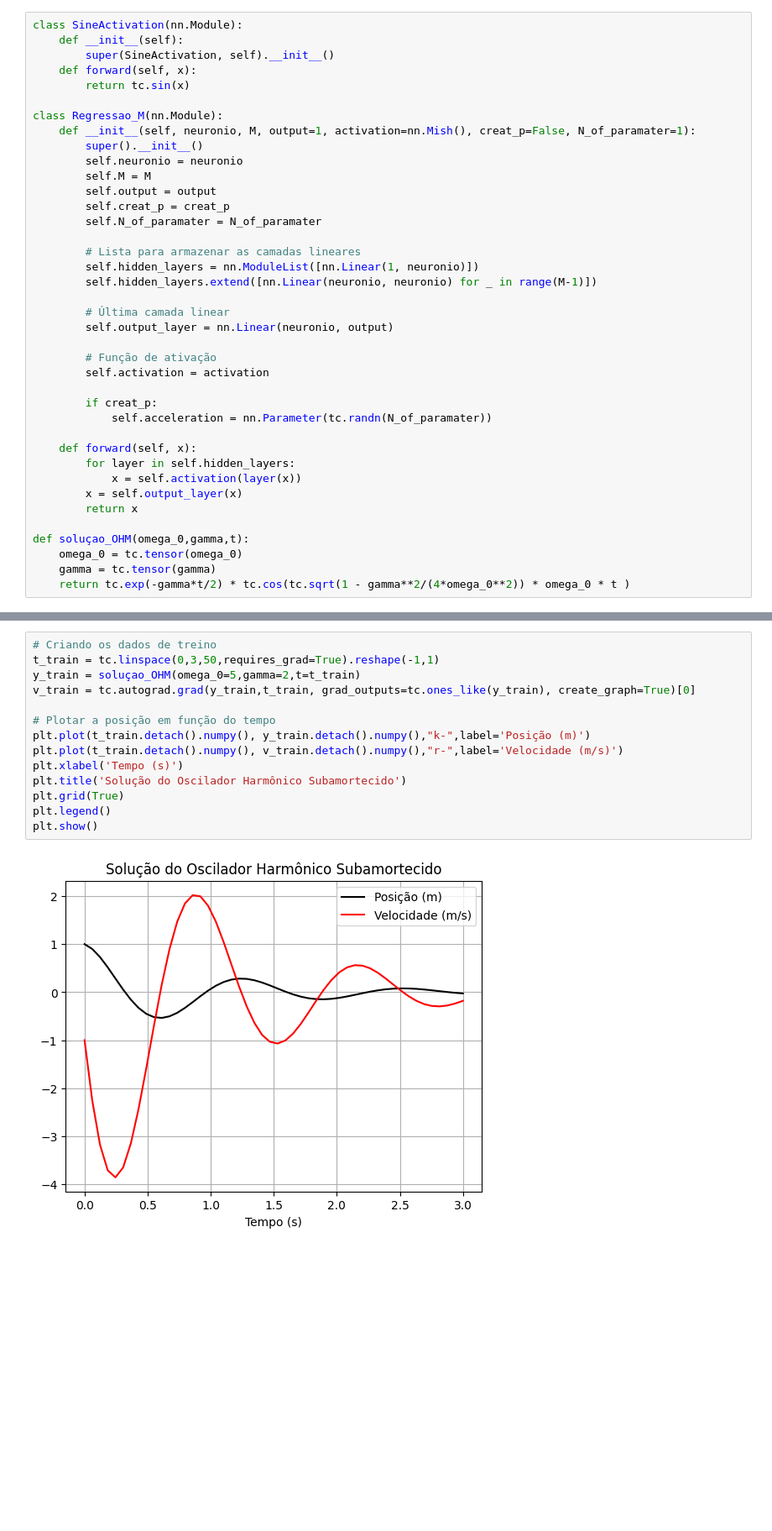
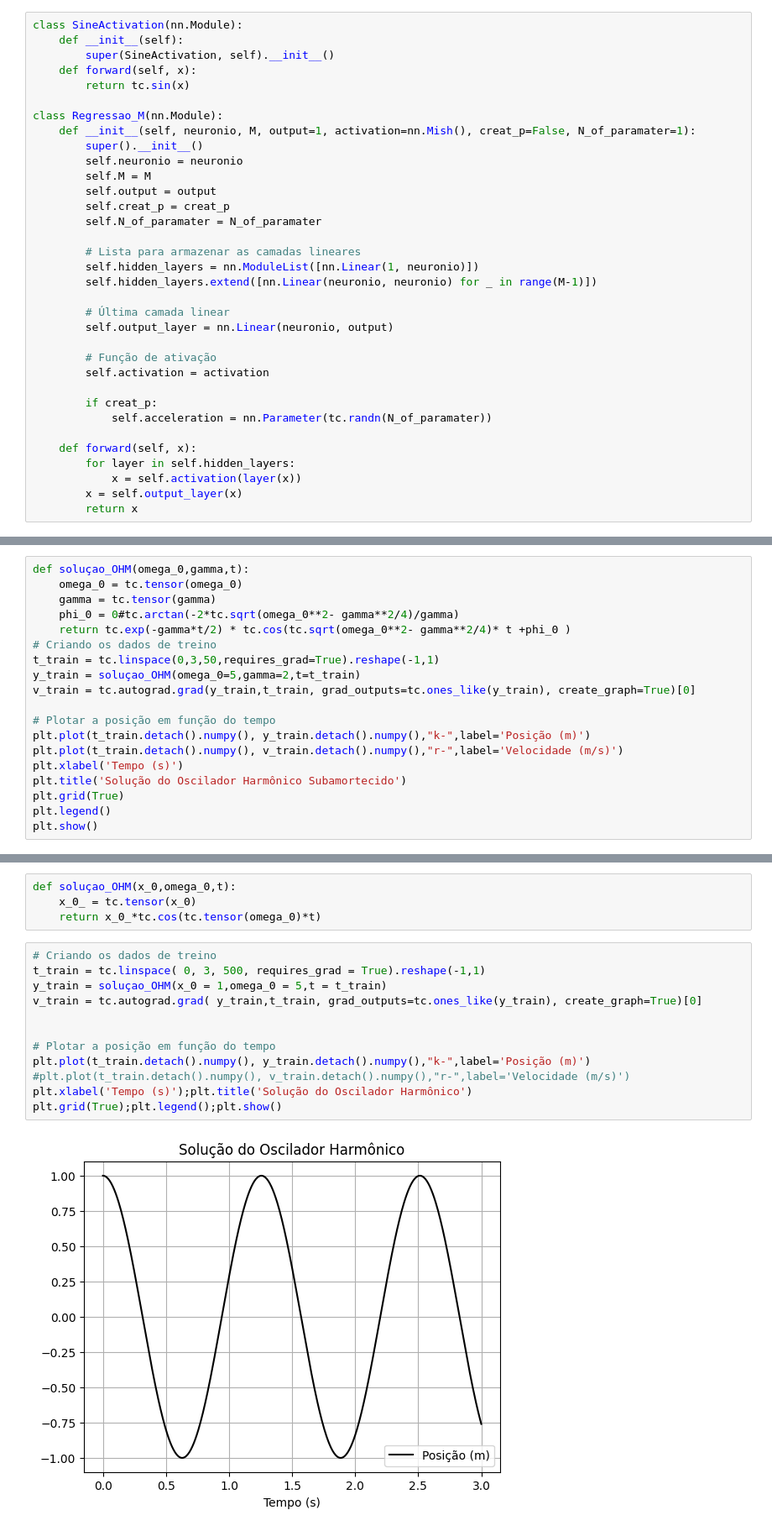
Before and after one commit to GubioGL/MachineLearning, a Jupyter notebook: # ML-apply-in-Physics/Solver_Oscilador_harmonico.ipynb, the cells around one changed output, grey strips where cells are left out. Shown: that part at 84% size. Drawn from its saved outputs; the diff is of its cells as text; blank space fills up the shorter version.

Commit message:
exemplos com oscilador harmonico

```diff
--- a/# ML-apply-in-Physics/Solver_Oscilador_harmonico.ipynb
+++ b/# ML-apply-in-Physics/Solver_Oscilador_harmonico.ipynb
@@ -40,8 +40,3 @@ class Regressao_M(nn.Module):
             x = self.activation(layer(x))
         x = self.output_layer(x)
         return x
-
-def soluçao_OHM(omega_0,gamma,t):
-    omega_0 = tc.tensor(omega_0)
-    gamma = tc.tensor(gamma)
-    return tc.exp(-gamma*t/2) * tc.cos(tc.sqrt(1 - gamma**2/(4*omega_0**2)) * omega_0 * t )
@@ -47,0 +66,19 @@ def soluçao_OHM(omega_0,gamma,t):
+# %%
+def soluçao_OHM(omega_0,gamma,t):
+    omega_0 = tc.tensor(omega_0)
+    gamma = tc.tensor(gamma)
+    phi_0 = 0#tc.arctan(-2*tc.sqrt(omega_0**2- gamma**2/4)/gamma)
+    return tc.exp(-gamma*t/2) * tc.cos(tc.sqrt(omega_0**2- gamma**2/4)* t +phi_0 )
+# Criando os dados de treino
+t_train = tc.linspace(0,3,50,requires_grad=True).reshape(-1,1)
+y_train = soluçao_OHM(omega_0=5,gamma=2,t=t_train)
+v_train = tc.autograd.grad(y_train,t_train, grad_outputs=tc.ones_like(y_train), create_graph=True)[0]
+
+# Plotar a posição em função do tempo
+plt.plot(t_train.detach().numpy(), y_train.detach().numpy(),"k-",label='Posição (m)')
+plt.plot(t_train.detach().numpy(), v_train.detach().numpy(),"r-",label='Velocidade (m/s)')
+plt.xlabel('Tempo (s)')
+plt.title('Solução do Oscilador Harmônico Subamortecido')
+plt.grid(True)
+plt.legend()
+plt.show()
@@ -48,16 +217,18 @@ def soluçao_OHM(omega_0,gamma,t):
+# %%
+def soluçao_OHM(x_0,omega_0,t):
+    x_0_ = tc.tensor(x_0)
+    return x_0_*tc.cos(tc.tensor(omega_0)*t)
 # %%
 # Criando os dados de treino
-t_train = tc.linspace(0,3,50,requires_grad=True).reshape(-1,1)
-y_train = soluçao_OHM(omega_0=5,gamma=2,t=t_train)
-v_train = tc.autograd.grad(y_train,t_train, grad_outputs=tc.ones_like(y_train), create_graph=True)[0]
+t_train = tc.linspace( 0, 3, 500, requires_grad = True).reshape(-1,1)
+y_train = soluçao_OHM(x_0 = 1,omega_0 = 5,t = t_train)
+v_train = tc.autograd.grad( y_train,t_train, grad_outputs=tc.ones_like(y_train), create_graph=True)[0]
+
 
 # Plotar a posição em função do tempo
 plt.plot(t_train.detach().numpy(), y_train.detach().numpy(),"k-",label='Posição (m)')
-plt.plot(t_train.detach().numpy(), v_train.detach().numpy(),"r-",label='Velocidade (m/s)')
-plt.xlabel('Tempo (s)')
-plt.title('Solução do Oscilador Harmônico Subamortecido')
-plt.grid(True)
-plt.legend()
-plt.show()
+#plt.plot(t_train.detach().numpy(), v_train.detach().numpy(),"r-",label='Velocidade (m/s)')
+plt.xlabel('Tempo (s)');plt.title('Solução do Oscilador Harmônico')
+plt.grid(True);plt.legend();plt.show()
 # %% [output]
-[figure, old version]
+[figure, new version]
```
Also changed, not shown: parts of 20 cells of this notebook.
